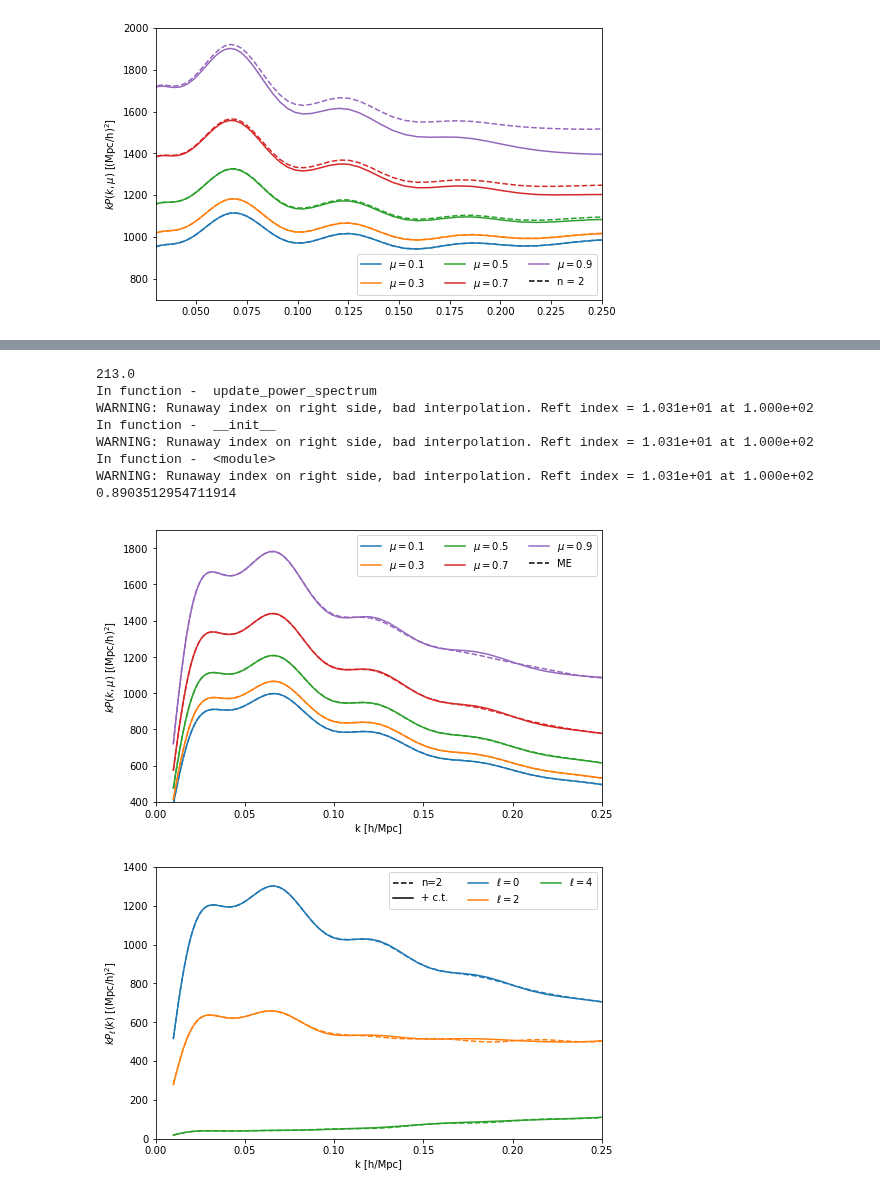
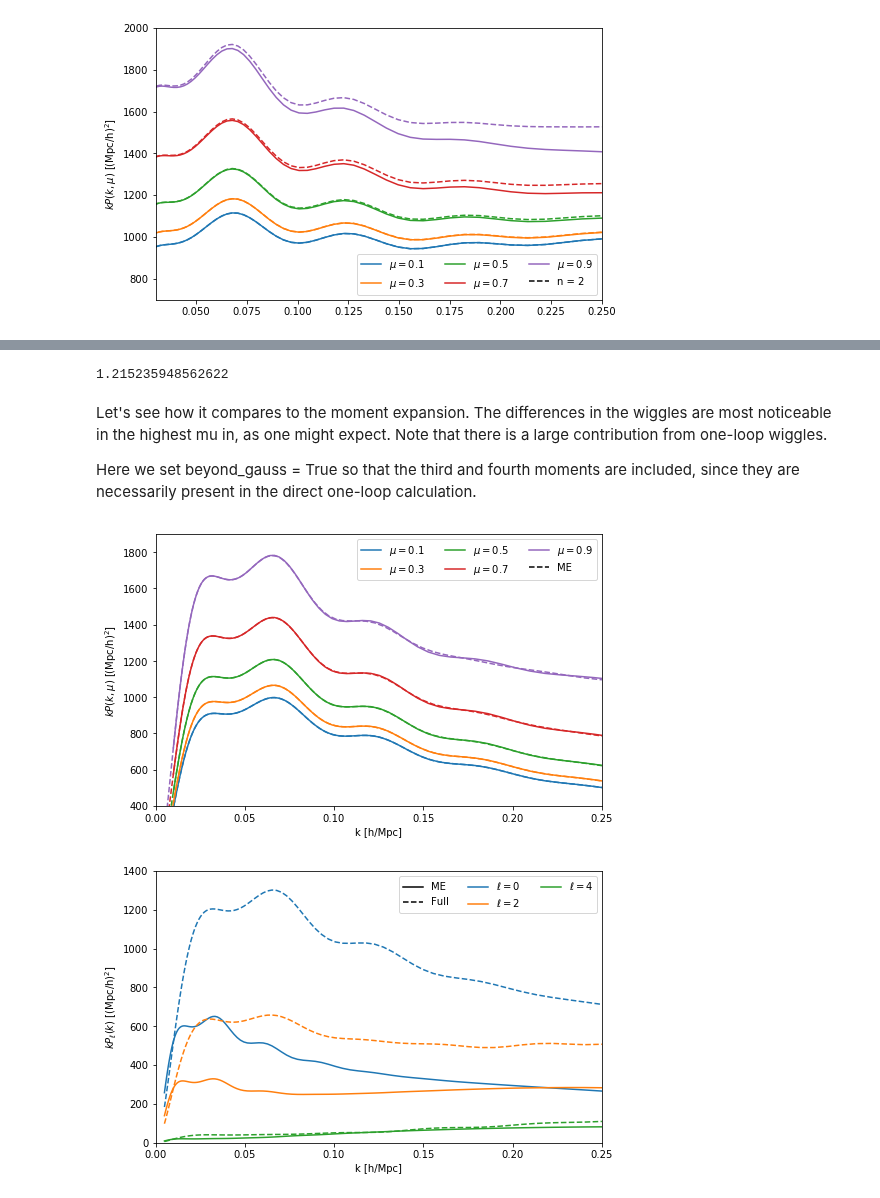
Before and after one commit to sfschen/velocileptors, a Jupyter notebook: EPT Examples.ipynb, the cells around one changed output, grey strips where cells are left out. Drawn from its saved outputs; the diff is of its cells as text; code cells hidden in the pictures.

Commit message:
Update to documentation and removed some unnecessary functions.

```diff
--- a/EPT Examples.ipynb
+++ b/EPT Examples.ipynb
@@ -36,9 +32,8 @@ plt.show()
 # %%
 start = time.time()
-#mome = MomentExpansion(k, D**2*p, pnw=D**2*pnw, beyond_gauss=True, one_loop= True, third_order = True,\
-#                      N = 4000, extrap_min=-6, extrap_max=2, cutoff = 100, threads=1)
-mome = MomentExpansion(k, D**2*p, pnw=None, beyond_gauss=True, one_loop= True, third_order = True,\
-                      N = 2000, extrap_min=-6, extrap_max=2, cutoff = 100, threads=1)
+mome = MomentExpansion(k, D**2*p, pnw=D**2*pnw, kmin = 5e-3, kmax = 0.25, nk = 100,\
+                       beyond_gauss=True, one_loop= True, third_order = True,\
+                       N = 2000, extrap_min=-6, extrap_max=2, cutoff = 100, threads=1)
 end = time.time()
 print(end-start)
 # %% [output]
@@ -186,28 +170,24 @@ plt.show()
 from EPT.ept_fullresum_fftw import REPT
 # %%
 start = time.time()
-#ept = REPT(k, D**2*p, pnw=D**2*pnw, beyond_gauss=True, one_loop= True, third_order = True,\
-#                      N = 2000, extrap_min=-6, extrap_max=2, cutoff = 100, threads=1)
-ept = REPT(k, D**2*p, pnw=None, beyond_gauss=True, one_loop= True, third_order = True,\
-                     N = 2000, extrap_min=-6, extrap_max=2, cutoff = 100, threads=1)
+ept = REPT(k, D**2*p, pnw=D**2*pnw, kmin = 5e-3, kmax = 0.25, nk = 100,\
+           beyond_gauss=True, one_loop= True, third_order = True,\
+                      N = 2000, extrap_min=-6, extrap_max=2, cutoff = 100, threads=1)
 
 end = time.time()
 print(end-start)
 # %% [output]
-213.0
-In function -  update_power_spectrum
-WARNING: Runaway index on right side, bad interpolation. Reft index = 1.031e+01 at 1.000e+02
-In function -  __init__
-WARNING: Runaway index on right side, bad interpolation. Reft index = 1.031e+01 at 1.000e+02
-In function -  <module>
-WARNING: Runaway index on right side, bad interpolation. Reft index = 1.031e+01 at 1.000e+02
-0.8903512954711914
+1.215235948562622
 # %%
 # Compare with moment expansion:
 b1, b2, bs, b3 = 1.68593608, -1.17, -0.715, -0.479
 sn, sn2, sn4 = 0, 0, 0
 alpha0, alpha2, alpha4, alpha6 = 0,0,0,0
 pars = [b1, b2, bs, b3, alpha0, alpha2, alpha4, alpha6, sn, sn2, sn4]
+# %% [markdown]
+Let's see how it compares to the moment expansion. The differences in the wiggles are most noticeable in the highest mu in, as one might expect. Note that there is a large contribution from one-loop wiggles.
+
+Here we set beyond_gauss = True so that the third and fourth moments are included, since they are necessarily present in the direct one-loop calculation.
 # %%
 plt.figure(figsize=(8,5))
 
@@ -238,35 +218,36 @@ plt.legend(ncol=3,loc='upper right')
 
 plt.show()
 # %% [output]
-[figure, old version]
+[figure, new version]
 # %%
 # ... and multipoles
 plt.figure(figsize=(8,5))
 
 ks, p0g, p2g, p4g = mome.compute_redshift_space_power_multipoles(pars,f,beyond_gauss=True,reduced=True)
 ks, p0, p2, p4 = ept.compute_redshift_space_power_multipoles(pars,f)
 
-plt.plot(ks, -1000*ks,'k--',label='n=2')
-plt.plot(ks, -1000*ks,'k-',label='+ c.t.')
+
+plt.plot(ks, -1000*ks,'k-',label='ME')
+plt.plot(ks, -1000*ks,'k--',label='Full')
 
 
 plt.plot(ks, ks*p0,'C0-',label=r'$\ell = 0$')
 plt.plot(ks, ks*p0g,'C0--')
 
 plt.plot(ks, ks*p2,'C1-',label=r'$\ell = 2$')
 plt.plot(ks, ks*p2g,'C1--')
 
 plt.plot(ks, ks*p4,'C2-',label=r'$\ell = 4$')
 plt.plot(ks, ks*p4g,'C2--')
 
 plt.xlabel('k [h/Mpc]')
 plt.ylabel(r'$k P_\ell(k)$ [(Mpc/h)$^2$]')
 
 plt.xlim(0,0.25)
 plt.ylim(0,1400)
 
 plt.legend(ncol=3,loc='upper right')
 
 plt.show()
 # %% [output]
-[figure, old version]
+[figure, new version]
```
Also changed, not shown: parts of 11 cells of this notebook, 20 other files.
